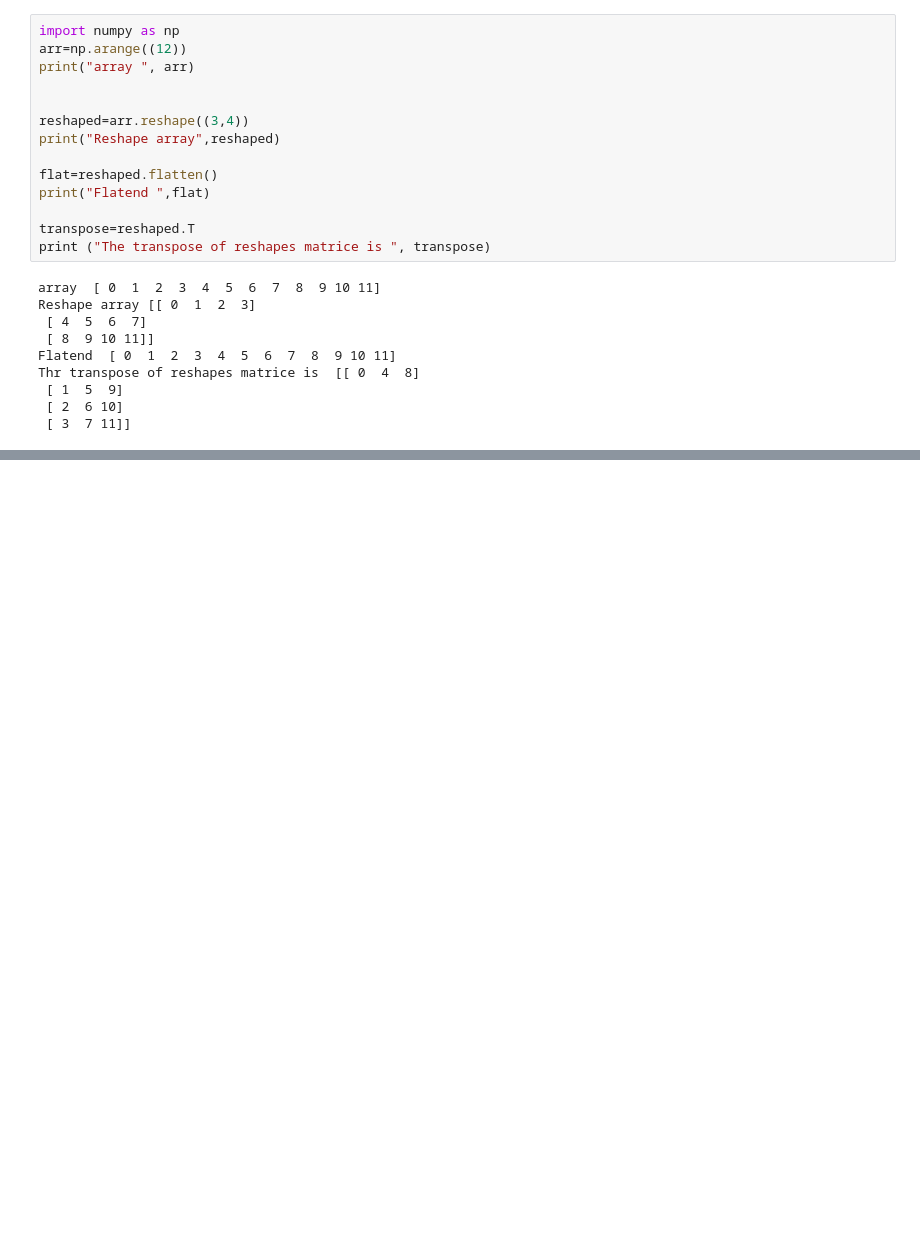
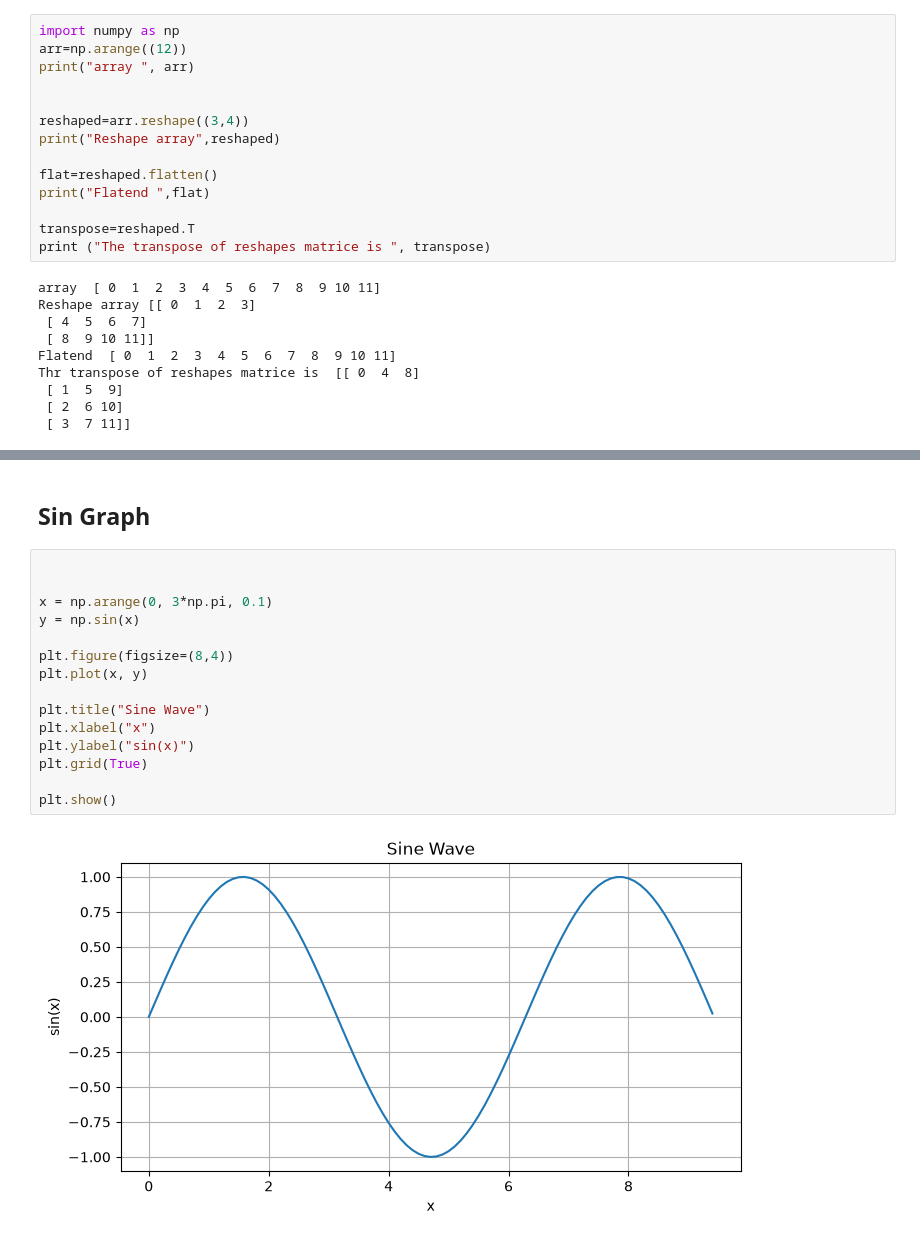
Before and after one commit to abdurrehmanabid5002-hub/Python-Learning, a Jupyter notebook: Numpy/phase_1.ipynb, the cells around one changed output, grey strips where cells are left out. Cells and saved outputs as stored; diff of their text form; blank space fills up the shorter version.

```diff
--- a/Numpy/phase_1.ipynb
+++ b/Numpy/phase_1.ipynb
@@ -173,0 +222,19 @@ Dot Product of two vectors
+# %% [markdown]
+## Sin Graph
+# %%
+
+
+x = np.arange(0, 3*np.pi, 0.1)
+y = np.sin(x)
+
+plt.figure(figsize=(8,4))
+plt.plot(x, y)
+
+plt.title("Sine Wave")
+plt.xlabel("x")
+plt.ylabel("sin(x)")
+plt.grid(True)
+
+plt.show()
+# %% [output]
+[figure, added]
```
Also changed, not shown: parts of 5 cells of this notebook, 2 other files.
